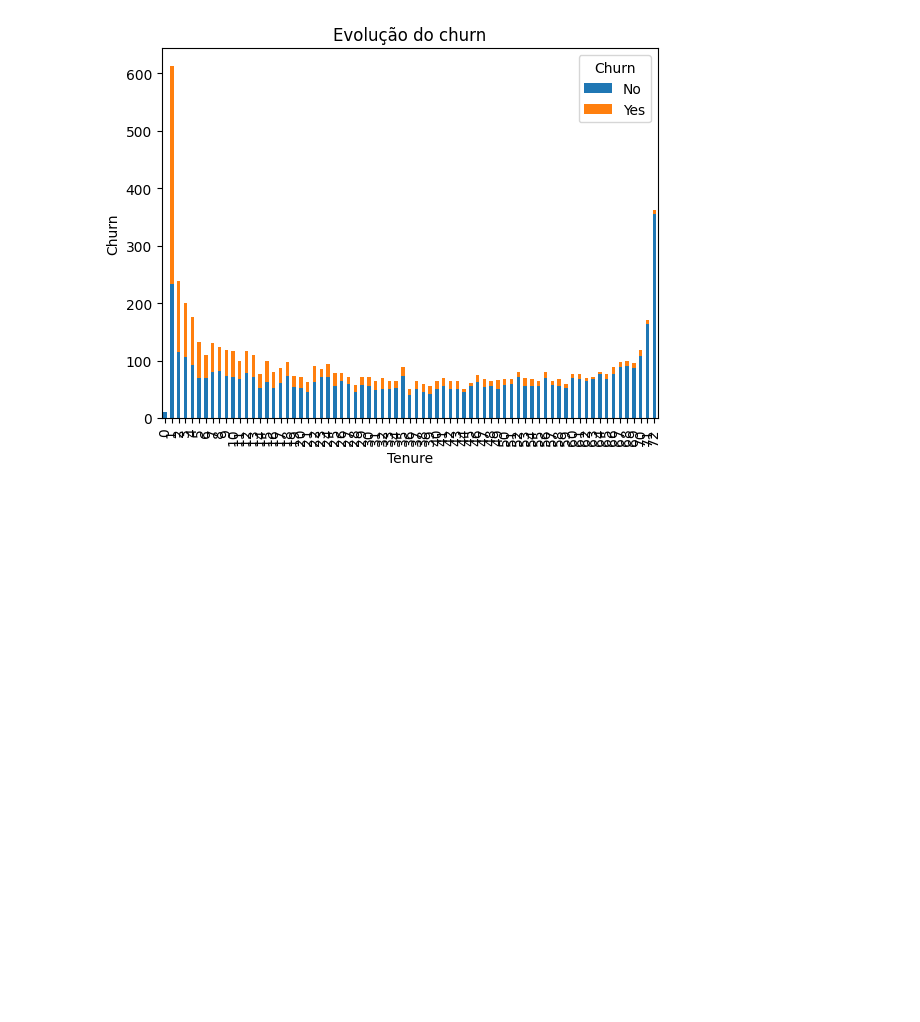
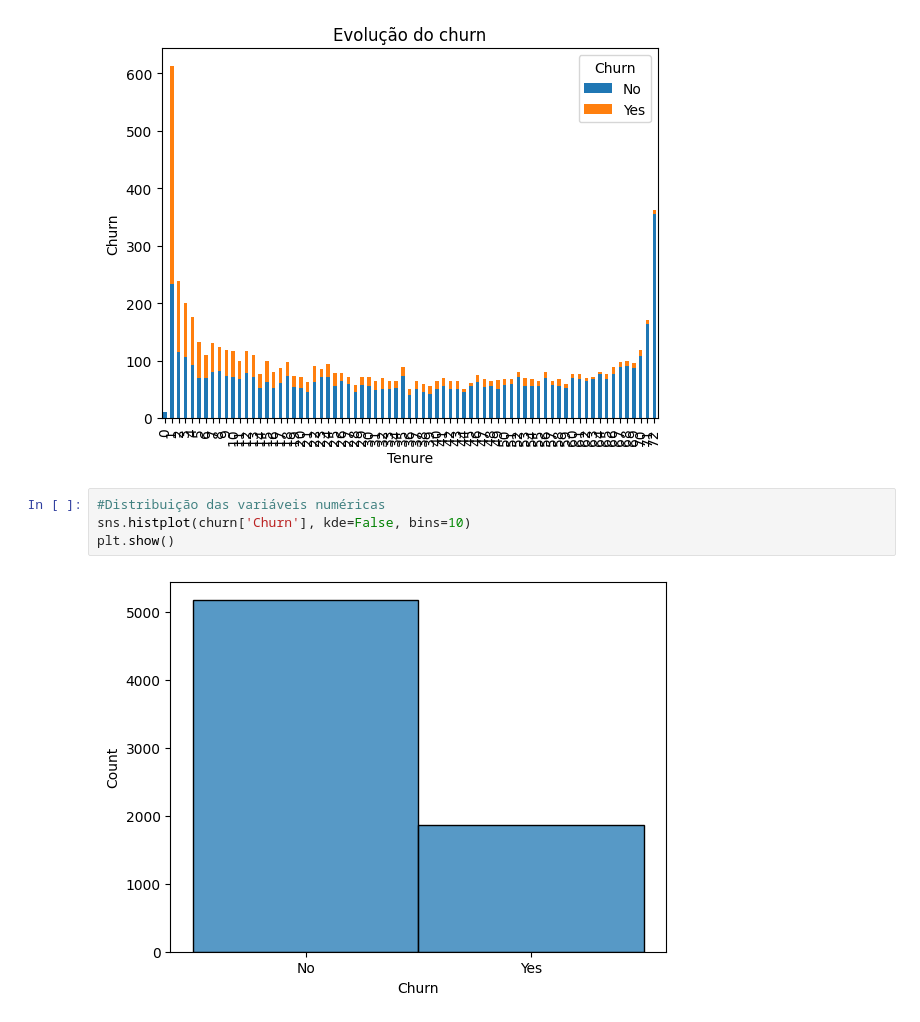
Before and after one commit to Natalia-SB/Portfolio, a Jupyter notebook: churn.ipynb, the cells around one changed output. Cells and saved outputs as stored; diff of their text form; blank space fills up the shorter version.

```diff
--- a/churn.ipynb
+++ b/churn.ipynb
@@ -135,3 +135,9 @@ plt.ylabel('Churn')
 plt.show()
 # %% [output]
 [figure]
+# %%
+#Distribuição das variáveis numéricas
+sns.histplot(churn['Churn'], kde=False, bins=10)
+plt.show()
+# %% [output]
+[figure, added]
```
Also changed, not shown: parts of 1 cell of this notebook.
